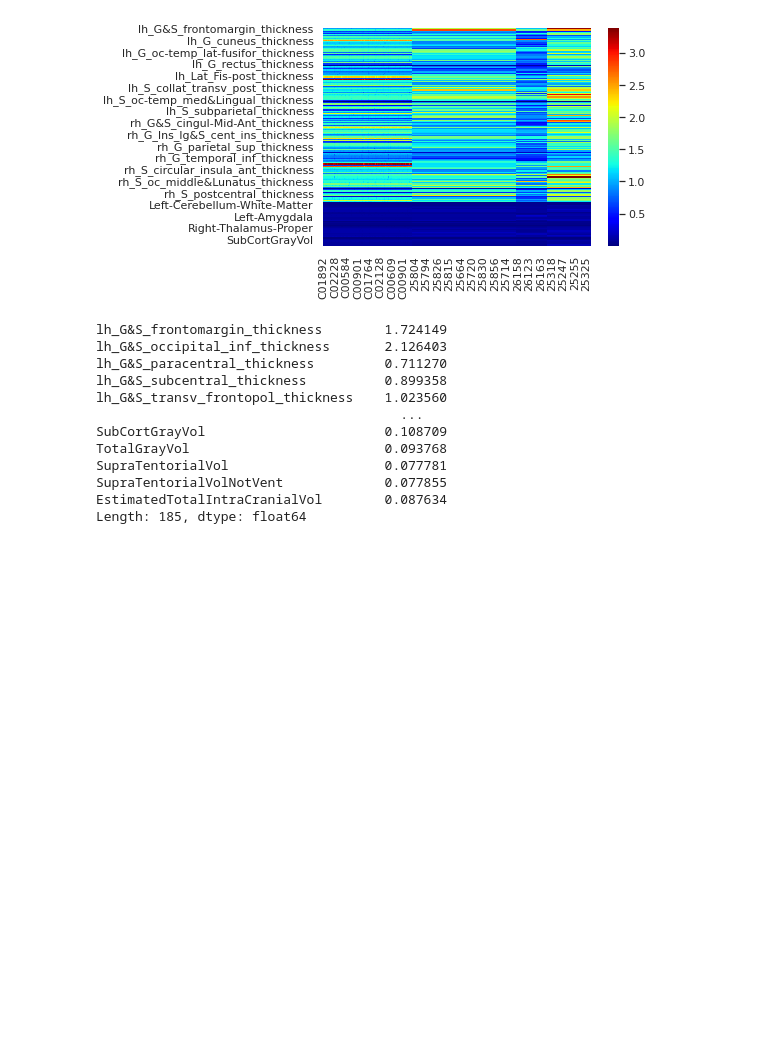
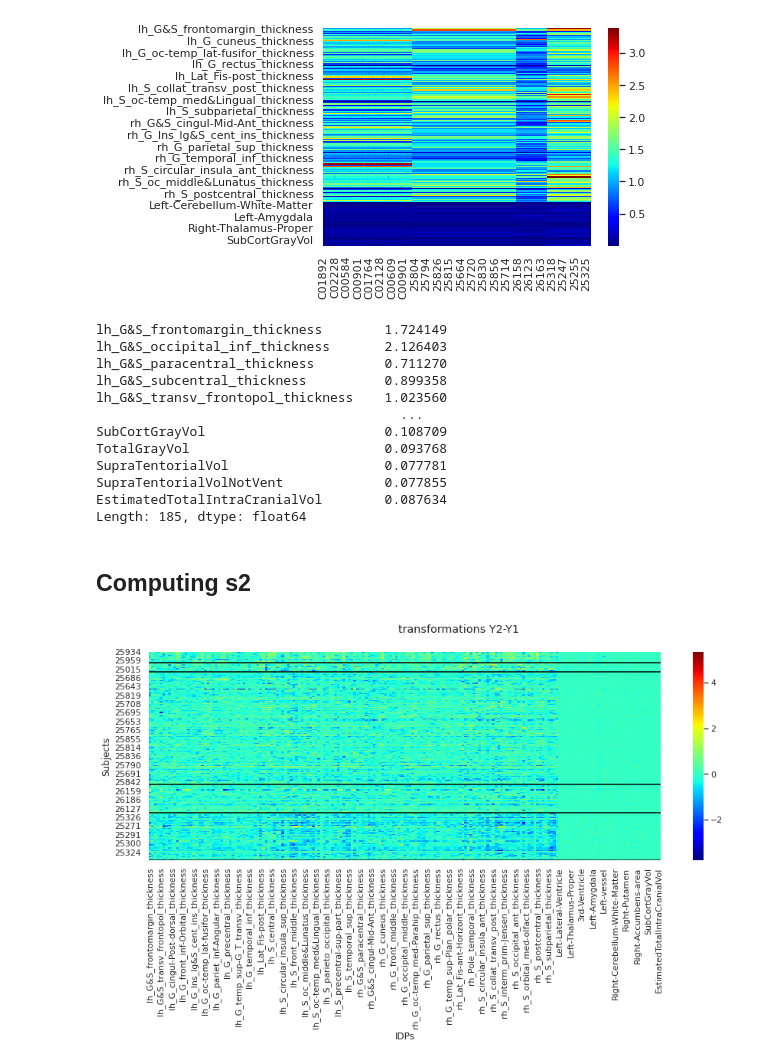
Before and after one commit to bbuckova/ESO_normative, a Jupyter notebook: CORR_data_normative.ipynb, the cells around one changed output. Drawn from its saved outputs; the diff is of its cells as text; code cells hidden in the pictures; blank space fills up the shorter version.

Commit message:
[CORR_data_normative.ipynb] Evaluation of intervisit variance added

```diff
--- a/CORR_data_normative.ipynb
+++ b/CORR_data_normative.ipynb
@@ -283,7 +288,7 @@ xmax = 110
 outlier_thresh = 7
 
 # which visit to analyze?
-which_visit = 2
+which_visit = 1
 
 # Pick the correct dataset for modelling
 if which_visit == 1:
@@ -1022,3 +1046,6 @@ SupraTentorialVol                    0.077781
 SupraTentorialVolNotVent             0.077855
 EstimatedTotalIntraCranialVol        0.087634
 Length: 185, dtype: float64
+# %% [markdown]
+**Computing s2**
+-------------------
@@ -1024,0 +1061,45 @@ Length: 185, dtype: float64
+# %%
+# load the test-retest data
+v1_orig = pd.read_csv(os.path.join(models_dir, 'V1', 'df_te.csv'), sep=' ', index_col=0)
+v2_orig = pd.read_csv(os.path.join(models_dir, 'V2', 'df_te.csv'), sep=' ', index_col=0)
+
+v1_y.index = v1_orig.index
+v1_y['site'] = v1_orig['site']
+v1_y['sitenum'] = v1_orig['sitenum']
+v1_y['age'] = v1_orig['age']
+v1_y['sex'] = v1_orig['sex']
+
+v2_y.index = v2_orig.index
+v2_y['site'] = v1_orig['site']
+v2_y['age'] = v1_orig['age']
+v2_y['sex'] = v1_orig['sex']
+v2_y['sitenum'] = v1_orig['sitenum']
+
+v1_y.drop(columns='Unnamed: 0', inplace=True)
+v2_y.drop(columns='Unnamed: 0', inplace=True)
+
+# save
+v1_y.to_csv(os.path.join(models_dir, 'CORR_V1_Y.csv'), sep=' ', index=True)
+v2_y.to_csv(os.path.join(models_dir, 'CORR_V2_Y.csv'), sep=' ', index=True)
+
+# load the ESO controls data
+#v1_cont = pd.read_csv(os.path.join('/home/barbora/Documents/Projects/Normative_Models/ESO/analyses/01_PANSS/data','v1_cont.txt'), sep=' ', index_col=0)
+#v2_cont = pd.read_csv(os.path.join('/home/barbora/Documents/Projects/Normative_Models/ESO/analyses/01_PANSS/data','v2_cont.txt'), sep=' ', index_col=0)
+
+#v1_cont['sitenum'] = 1000
+#v2_cont['sitenum'] = 1000
+# %%
+# Plotting (Y2-Yhat)-(Y1-Yhat) -> Y2-Y1 (order doesn't matter for variance)
+images_dir = os.path.join(models_dir, 'img')
+no_sites = v1_y['site'].value_counts().sort_index().cumsum()
+
+fig, ax = plt.subplots(figsize=(15,5))
+sns.heatmap(v2_y[idp_ids]-v1_y[idp_ids], cmap='jet')
+for isite in no_sites:
+    ax.axhline(isite, color='black')
+ax.set_xlabel('IDPs')
+ax.set_ylabel('Subjects')
+fig.suptitle('transformations Y2-Y1')
+plt.savefig(os.path.join(images_dir,'heatmap_Y2-Y1'))
+# %% [output]
+[figure, added]
```
Also changed, not shown: parts of 10 cells of this notebook.
